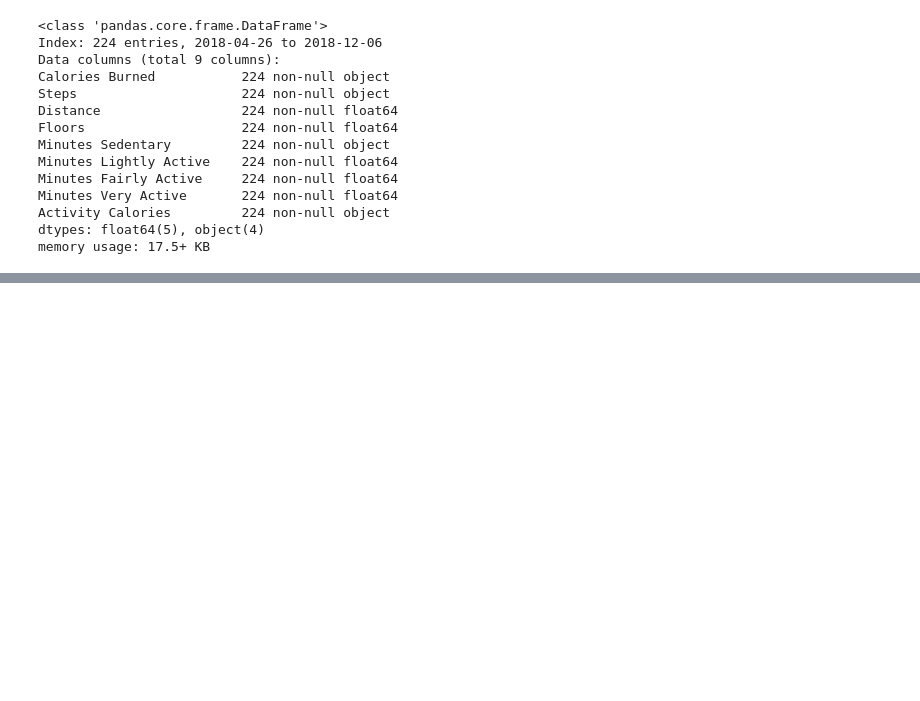
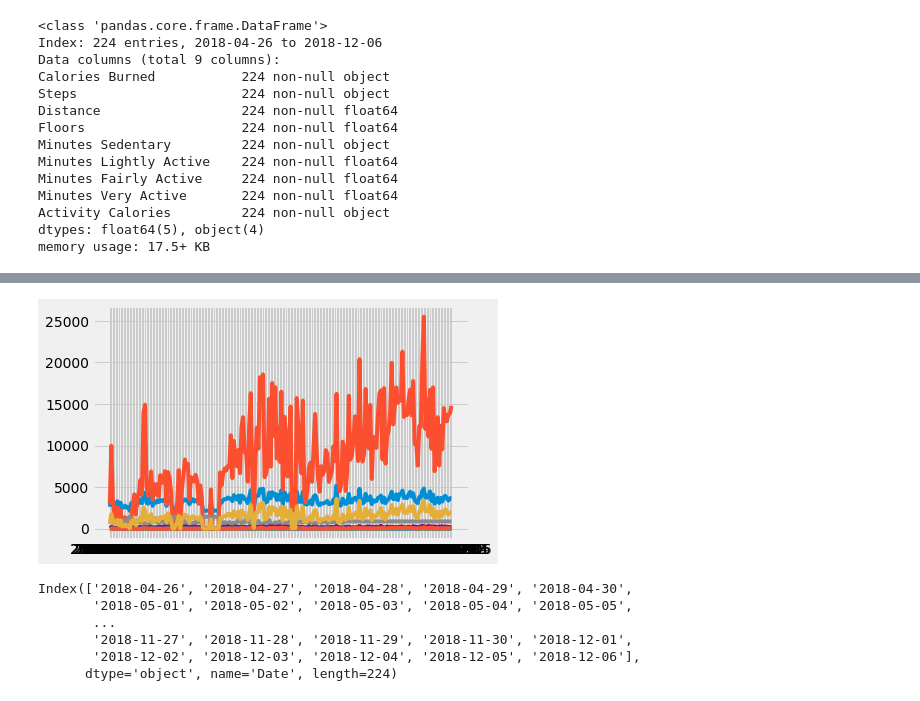
Before and after one commit to jesseanddd/fitbit, a Jupyter notebook: jesse_fitbit.ipynb, the cells around one changed output, grey strips where cells are left out. Saved outputs shown, nothing was run; the diff lists cells and outputs as text; code cells hidden in the pictures; blank space fills up the shorter version.

```diff
--- a/jesse_fitbit.ipynb
+++ b/jesse_fitbit.ipynb
@@ -139,0 +165,5 @@ No missing values
+# %%
+plt.plot(df)
+plt.show()
+# %% [output]
+[figure, added]
@@ -139,0 +172,9 @@ No missing values
+# %%
+date_range
+# %% [output]
+Index(['2018-04-26', '2018-04-27', '2018-04-28', '2018-04-29', '2018-04-30',
+       '2018-05-01', '2018-05-02', '2018-05-03', '2018-05-04', '2018-05-05',
+       ...
+       '2018-11-27', '2018-11-28', '2018-11-29', '2018-11-30', '2018-12-01',
+       '2018-12-02', '2018-12-03', '2018-12-04', '2018-12-05', '2018-12-06'],
+      dtype='object', name='Date', length=224)
```
Also changed, not shown: parts of 32 cells of this notebook.
